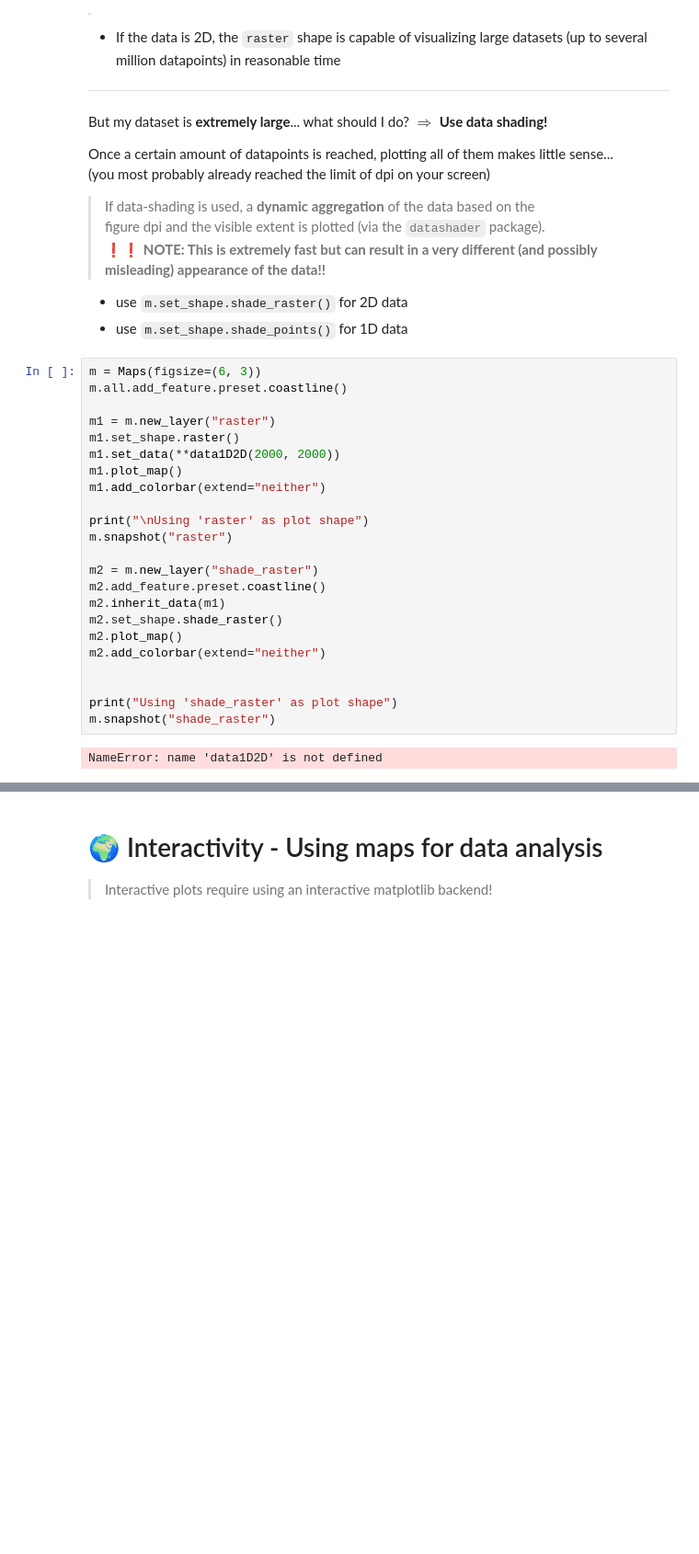
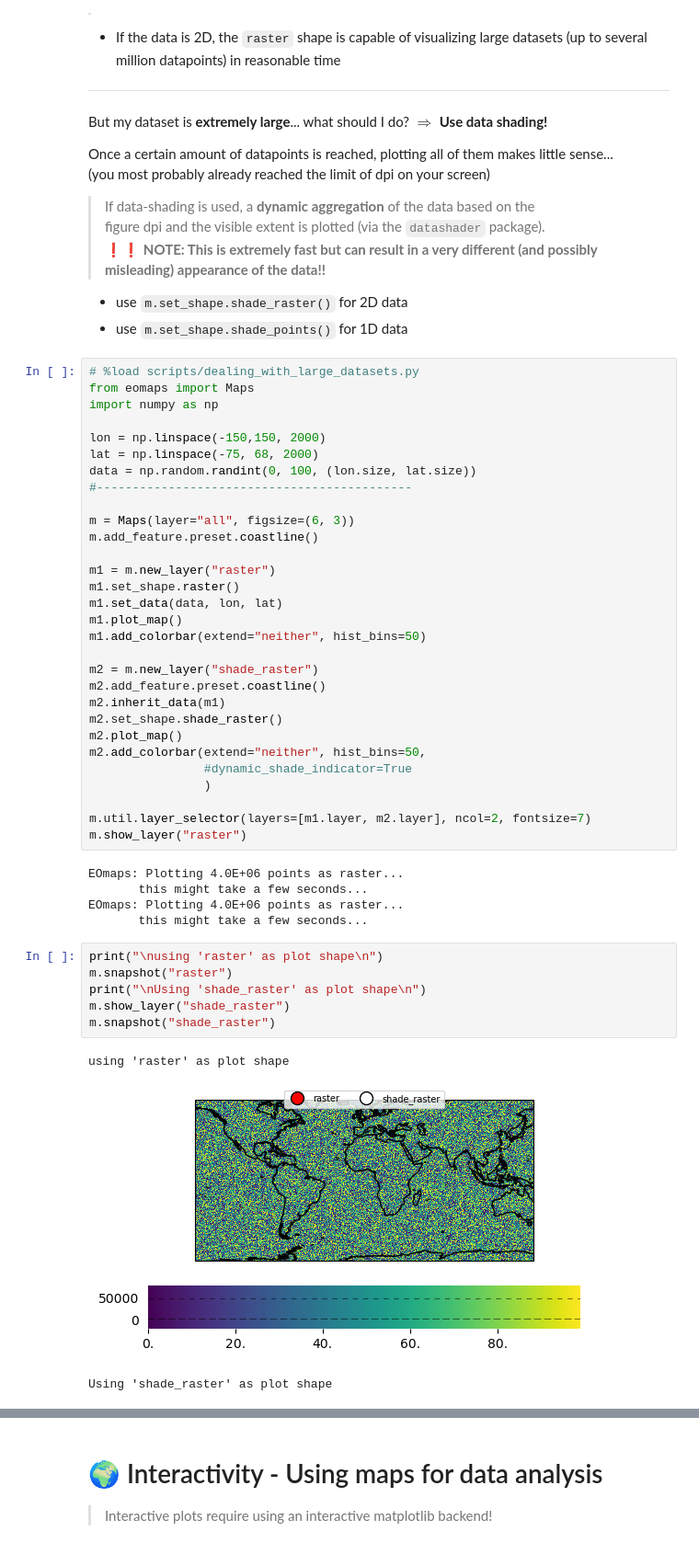
Before and after one commit to raphaelquast/EOmaps_GeoPython2023, a Jupyter notebook: EOmaps_Workshop/EOmaps_workshop.ipynb, the cells around one changed output, grey strips where cells are left out. Shown at 92% size. Drawn from its saved outputs; the diff is of its cells as text; blank space fills up the shorter version.

```diff
--- a/EOmaps_Workshop/EOmaps_workshop.ipynb
+++ b/EOmaps_Workshop/EOmaps_workshop.ipynb
@@ -330,27 +400,47 @@ Once a certain amount of datapoints is reached, plotting all of them makes littl
 - use `m.set_shape.shade_raster()` for 2D data
 - use `m.set_shape.shade_points()` for 1D data
 # %%
-m = Maps(figsize=(6, 3))
-m.all.add_feature.preset.coastline()
+# %load scripts/dealing_with_large_datasets.py
+from eomaps import Maps
+import numpy as np
+
+lon = np.linspace(-150,150, 2000)
+lat = np.linspace(-75, 68, 2000)
+data = np.random.randint(0, 100, (lon.size, lat.size))
+#--------------------------------------------
+
+m = Maps(layer="all", figsize=(6, 3))
+m.add_feature.preset.coastline()
 
 m1 = m.new_layer("raster")
 m1.set_shape.raster()
-m1.set_data(**data1D2D(2000, 2000))
+m1.set_data(data, lon, lat)
 m1.plot_map()
-m1.add_colorbar(extend="neither")
-
-print("\nUsing 'raster' as plot shape")
-m.snapshot("raster")
+m1.add_colorbar(extend="neither", hist_bins=50)
 
 m2 = m.new_layer("shade_raster")
 m2.add_feature.preset.coastline()
 m2.inherit_data(m1)
 m2.set_shape.shade_raster()
 m2.plot_map()
-m2.add_colorbar(extend="neither")
+m2.add_colorbar(extend="neither", hist_bins=50,
+                #dynamic_shade_indicator=True
+                )
 
-
-print("Using 'shade_raster' as plot shape")
-m.snapshot("shade_raster")
+m.util.layer_selector(layers=[m1.layer, m2.layer], ncol=2, fontsize=7)
+m.show_layer("raster")
 # %% [output]
-NameError: name 'data1D2D' is not defined
+EOmaps: Plotting 4.0E+06 points as raster...
+       this might take a few seconds...
+EOmaps: Plotting 4.0E+06 points as raster...
+       this might take a few seconds...
+# %%
+print("\nusing 'raster' as plot shape\n")
+m.snapshot("raster")
+print("\nUsing 'shade_raster' as plot shape\n")
+m.show_layer("shade_raster")
+m.snapshot("shade_raster")
+# %% [output]
+using 'raster' as plot shape
+[figure, added]
+Using 'shade_raster' as plot shape
```
Also changed, not shown: parts of 17 cells of this notebook, 5 other files.
